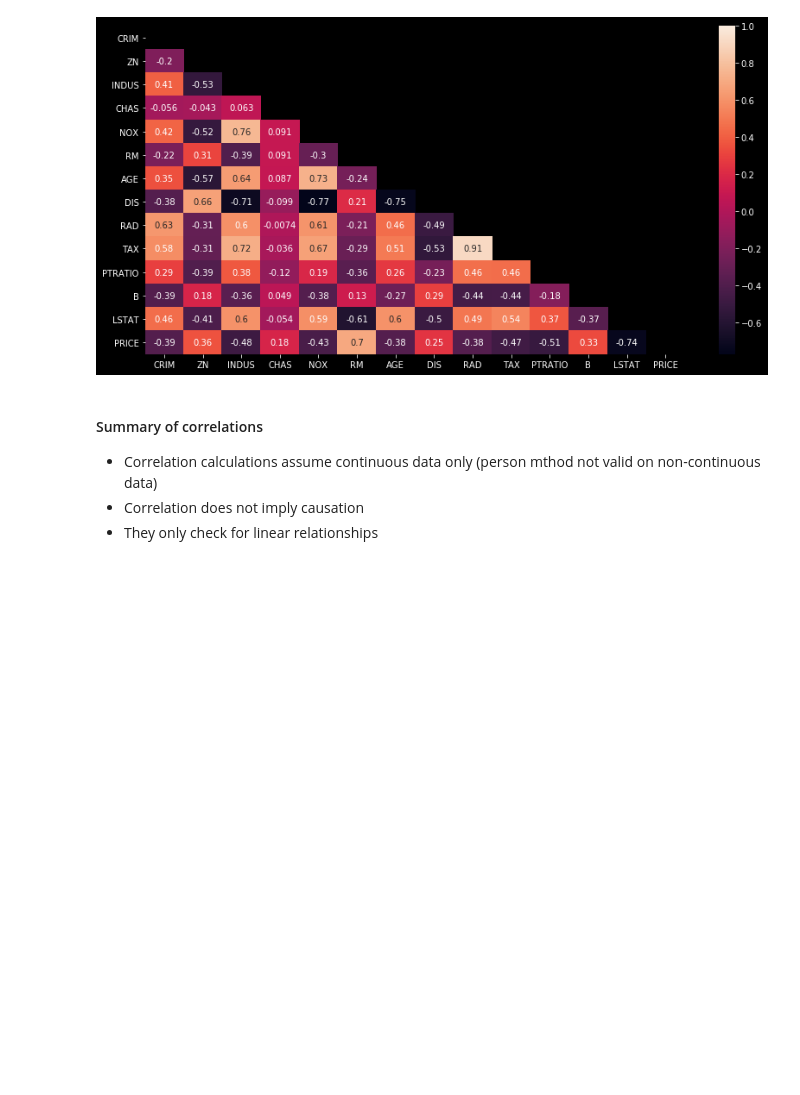
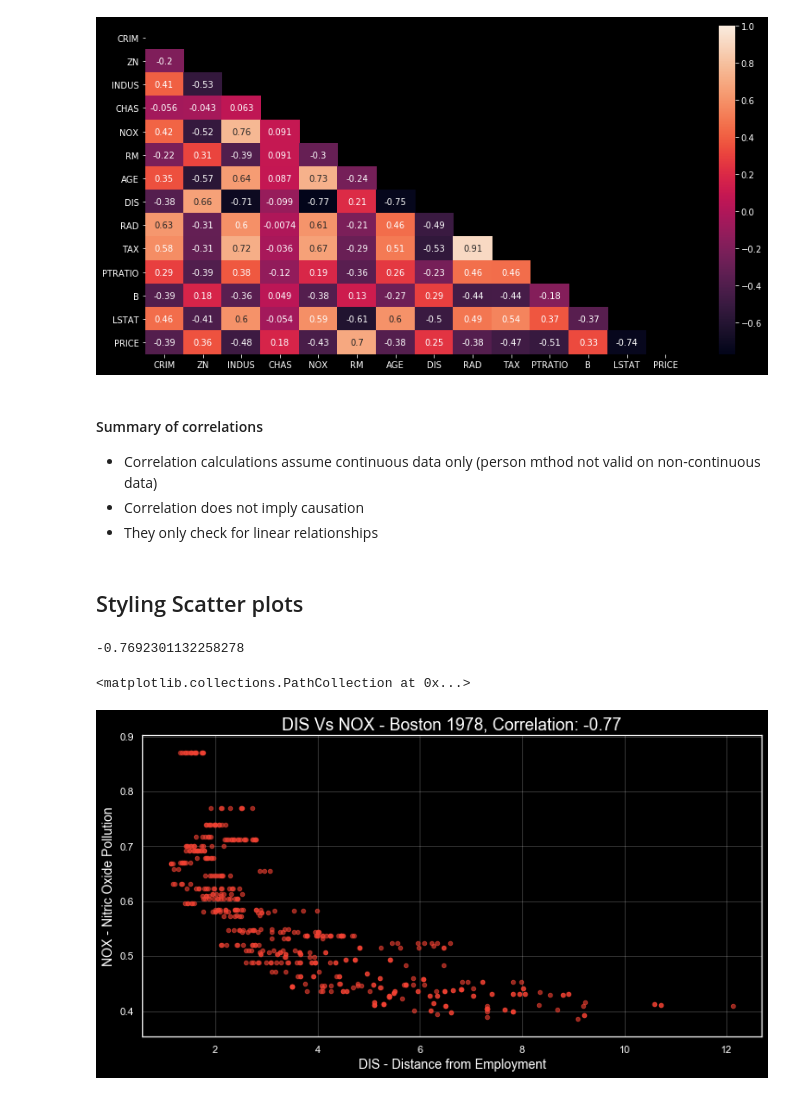
Before and after one commit to irisida/MLref-appbrewery, a Jupyter notebook: 05.01-multivariable-linear-regression.ipynb, the cells around one changed output. Cells and saved outputs as stored; diff of their text form; code cells hidden in the pictures; blank space fills up the shorter version.

```diff
--- a/05.01-multivariable-linear-regression.ipynb
+++ b/05.01-multivariable-linear-regression.ipynb
@@ -254,3 +254,22 @@ sns.heatmap(data.corr(), mask=mask, annot=True);
 * Correlation calculations assume continuous data only (person mthod not valid on non-continuous data)
 * Correlation does not imply causation
 * They only check for linear relationships
+# %% [markdown]
+## Styling Scatter plots
+# %%
+# get the corr value
+data['NOX'].corr(data['DIS'])
+# %% [output]
+-0.7692301132258278
+# %%
+nox_dis_corr = round(data['NOX'].corr(data['DIS']), 2)
+
+plt.figure(figsize=(12,6))
+plt.grid(color='w', alpha=0.2)
+plt.title(f"DIS Vs NOX - Boston 1978, Correlation: {nox_dis_corr}", fontsize=18)
+plt.xlabel('DIS - Distance from Employment', fontsize=14)
+plt.ylabel('NOX - Nitric Oxide Pollution', fontsize=14)
+plt.scatter(data['DIS'], data['NOX'], color='#f44334', alpha=0.6, s=20)
+# %% [output]
+<matplotlib.collections.PathCollection at 0x...>
+[figure, added]
```
Also changed, not shown: parts of 6 cells of this notebook.
